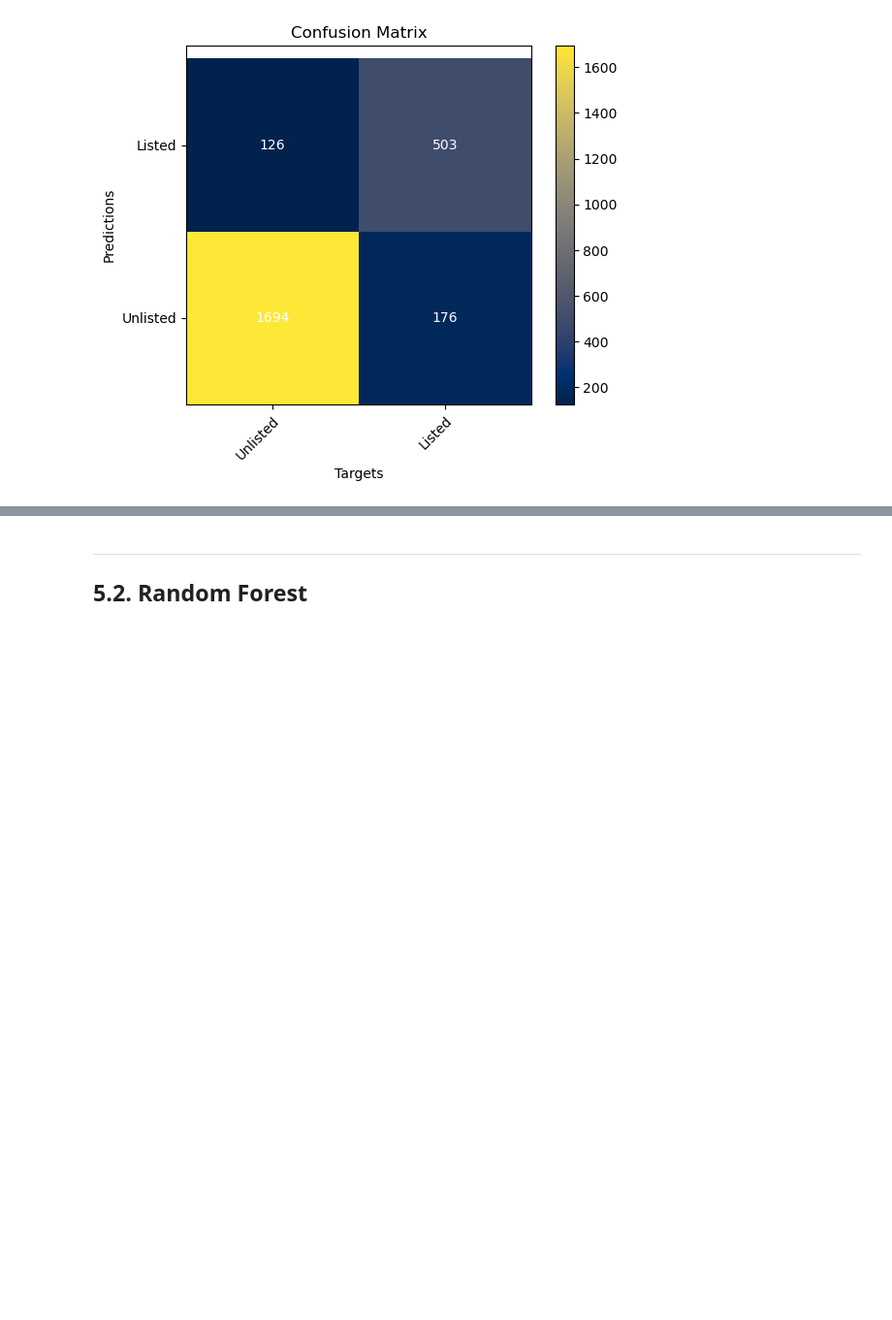
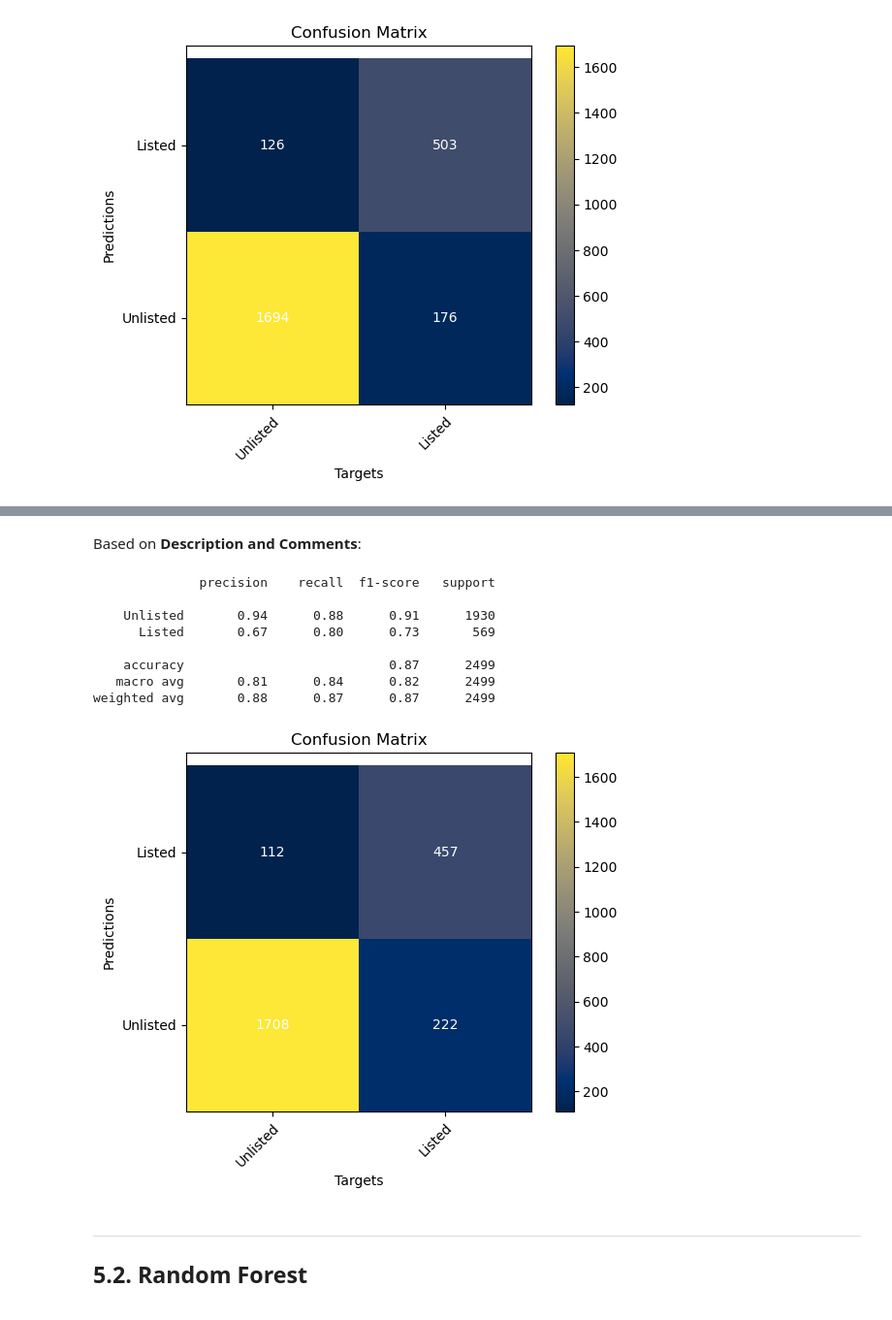
Before and after one commit to iryna-savchuk/TM_project, a Jupyter notebook: NLP_17_catia.ipynb, the cells around one changed output, grey strips where cells are left out. Shown at 97% size. Saved outputs shown, nothing was run; the diff lists cells and outputs as text; code cells hidden in the pictures; blank space fills up the shorter version.

```diff
--- a/NLP_17_catia.ipynb
+++ b/NLP_17_catia.ipynb
@@ -1116,0 +1163,15 @@ print(X_val_ext_tfidf.shape, y_val.shape)
+# %%
+n1_2g = X_train_1_tfidf_2g.shape[1]
+n2_2g = X_train_2_tfidf_2g.shape[1]
+n_additional = len(cols_to_scale)
+
+X_train_ext_tfidf_2g = np.zeros((X_train_1_tfidf_2g.shape[0], n1_2g + n2_2g + n_additional))
+
+
+X_train_ext_tfidf_2g[:, :n1_2g] = X_train_1_tfidf_2g.toarray()
+X_train_ext_tfidf_2g[:, n1_2g:n1_2g+n2_2g] = X_train_2_tfidf_2g.toarray()
+X_train_ext_tfidf_2g[:, n1_2g+n2_2g:] = train[cols_to_scale].values
+
+X_train_ext_tfidf_2g = np.nan_to_num(X_train_ext_tfidf_2g, nan=0)
+
+X_train_ext_tfidf_2g.shape
@@ -1323,0 +1438,10 @@ weighted avg       0.88      0.88      0.88      2499
+# %%
+modelknn.fit(X_train_2_tfidf_2g,y_train)
+
+# Prediction
+y_pred_knn = modelknn.predict(X_val_2_tfidf_2g)
+
+# Evaluation
+print(classification_report(y_pred_knn, y_val, target_names = labels.keys()))
+
+plot_cm(confusion_matrix(y_pred_knn, y_val), labels.keys())
@@ -1324,3 +1458,25 @@ weighted avg       0.88      0.88      0.88      2499
+# %% [markdown]
+Based on **Description and Comments**:
+# %%
+modelknn.fit(X_train_ext_tfidf_2g,y_train)
+
+# Prediction
+y_pred_knn = modelknn.predict(X_val_ext_tfidf_2g)
+
+# Evaluation
+print(classification_report(y_pred_knn, y_val, target_names = labels.keys()))
+
+plot_cm(confusion_matrix(y_pred_knn, y_val), labels.keys())
+# %% [output]
+              precision    recall  f1-score   support
+
+    Unlisted       0.94      0.88      0.91      1930
+      Listed       0.67      0.80      0.73       569
+
+    accuracy                           0.87      2499
+   macro avg       0.81      0.84      0.82      2499
+weighted avg       0.88      0.87      0.87      2499
+[figure, added]
 # %% [markdown]
 <hr>
 <a class="anchor" id="randomforest">
```
Also changed, not shown: parts of 31 cells of this notebook.
